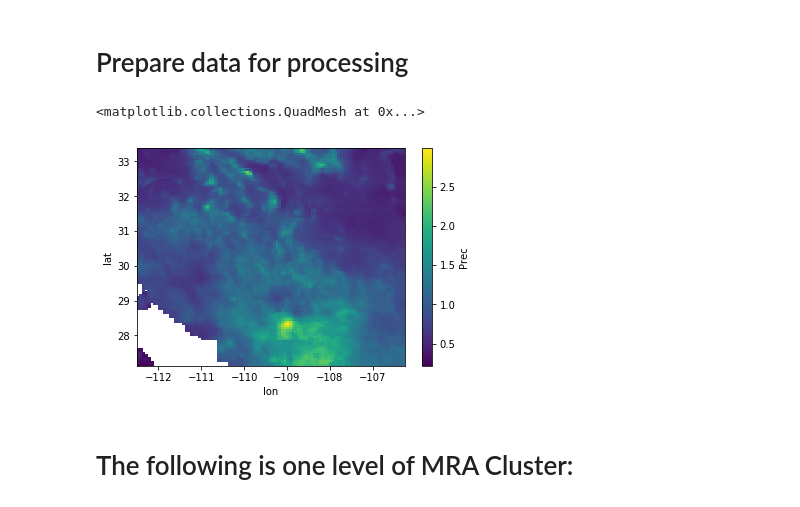
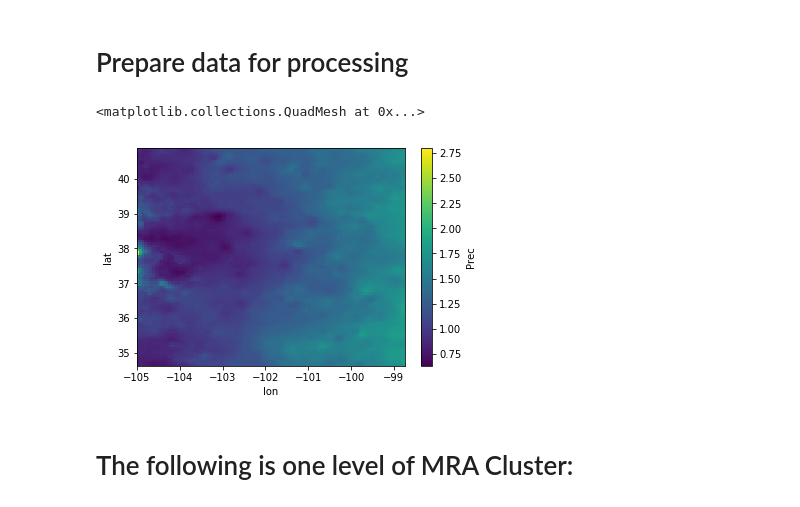
Before and after one commit to derekdesantis/climate, a Jupyter notebook: Multi_Wavelet_Cluster.ipynb, the cells around one changed output. Drawn from its saved outputs; the diff is of its cells as text; code cells hidden in the pictures.

```diff
--- a/Multi_Wavelet_Cluster.ipynb
+++ b/Multi_Wavelet_Cluster.ipynb
@@ -30,10 +43,10 @@ print(end - start)
 # Prepare data for processing
 # %%
 #Create a sub DataArray over smaller area; view some of the data to make sure not all NAN
-ds2 = ds.isel(lat=slice(200,300), lon=slice(200,300), time=slice(0,200))
+ds2 = ds.isel(lat=slice(320,420), lon=slice(320,420), time=slice(0,200))
 ds2.Prec.mean('time').plot()
 # %% [output]
 <matplotlib.collections.QuadMesh at 0x...>
-[figure, old version]
+[figure, new version]
 # %% [markdown]
 # The following is one level of MRA Cluster:
```
Also changed, not shown: parts of 71 cells of this notebook, 4 other files.
